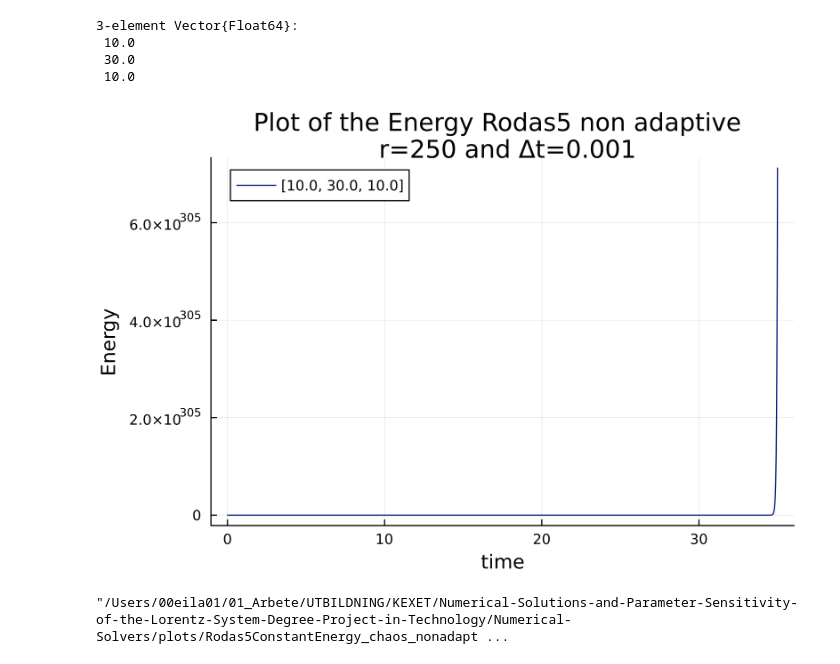
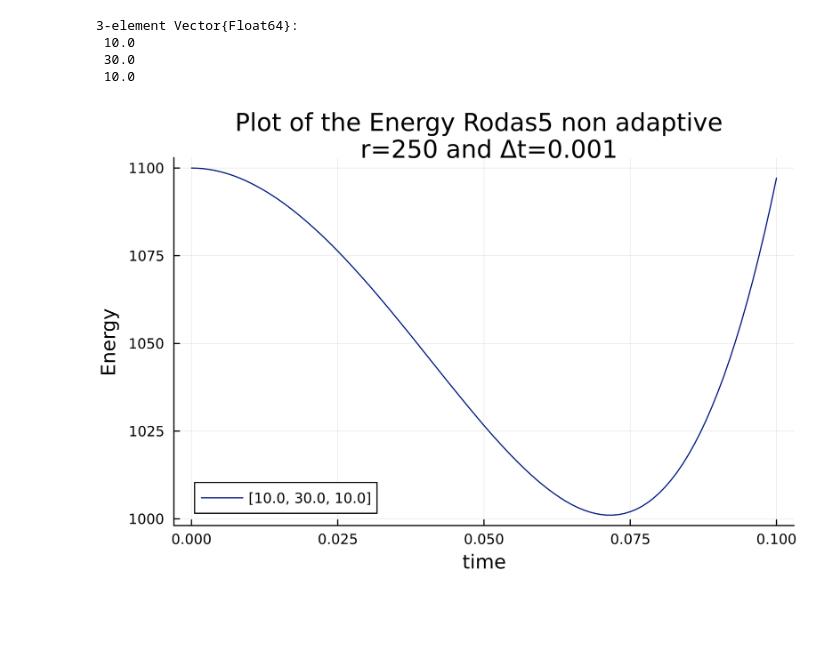
Before and after one commit to eiralarsson/Lorentz-System-Degree-Project, a Jupyter notebook: Numerical-Solvers/energy_conservation.ipynb, the cells around one changed output. Drawn from its saved outputs; the diff is of its cells as text; code cells hidden in the pictures; blank space fills up the shorter version.

```diff
--- a/Numerical-Solvers/energy_conservation.ipynb
+++ b/Numerical-Solvers/energy_conservation.ipynb
@@ -241,10 +242,9 @@ x̄₀ = [10.0; 30.0; 10.0]
  30.0
  10.0
 # %%
-Plot_Energies_Preex(Rodas5(), x̄₀, 35, Δt, [θ,μ,β])
-savefig("plots/Rodas5ConstantEnergy_chaos_nonadaptive.png")
+Plot_Energies_Preex(RadauIIA5(), x̄₀, 0.1, Δt, [θ,μ,β])
+#savefig("plots/Rodas5ConstantEnergy_chaos_nonadaptive.png")
 # %% [output]
-[figure, old version]
+[figure, new version]
-"/Users/00eila01/01_Arbete/UTBILDNING/KEXET/Numerical-Solutions-and-Parameter-Sensitivity-of-the-Lorentz-System-Degree-Project-in-Technology/Numerical-Solvers/plots/Rodas5ConstantEnergy_chaos_nonadapt ...
 # %%
 #Runge Kutta 4
```
Also changed, not shown: parts of 2 cells of this notebook, 6 other files.
